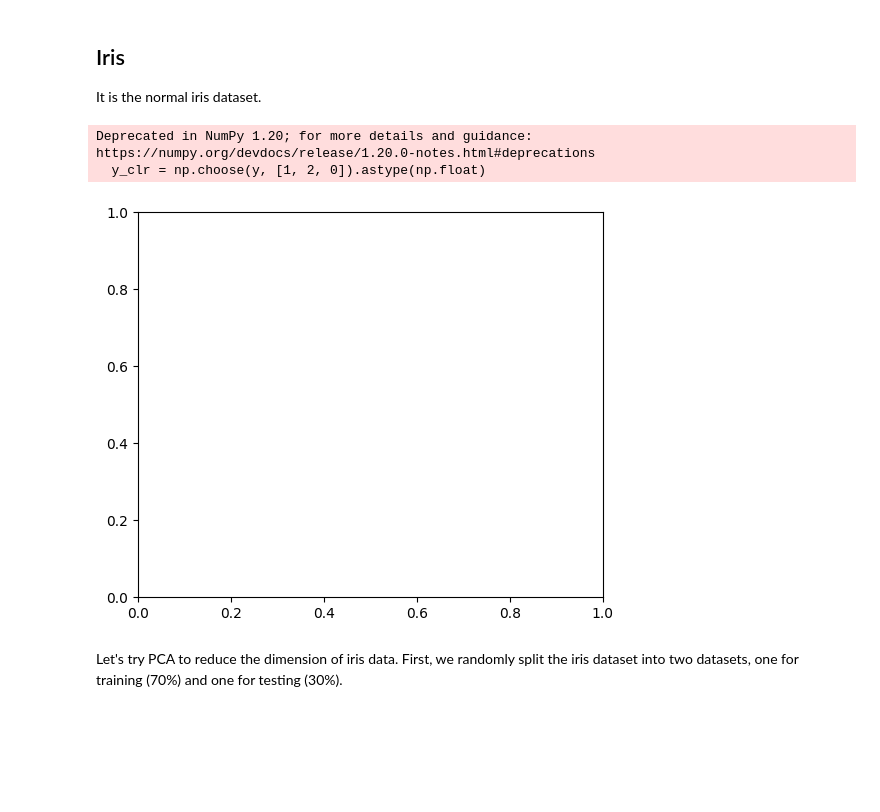
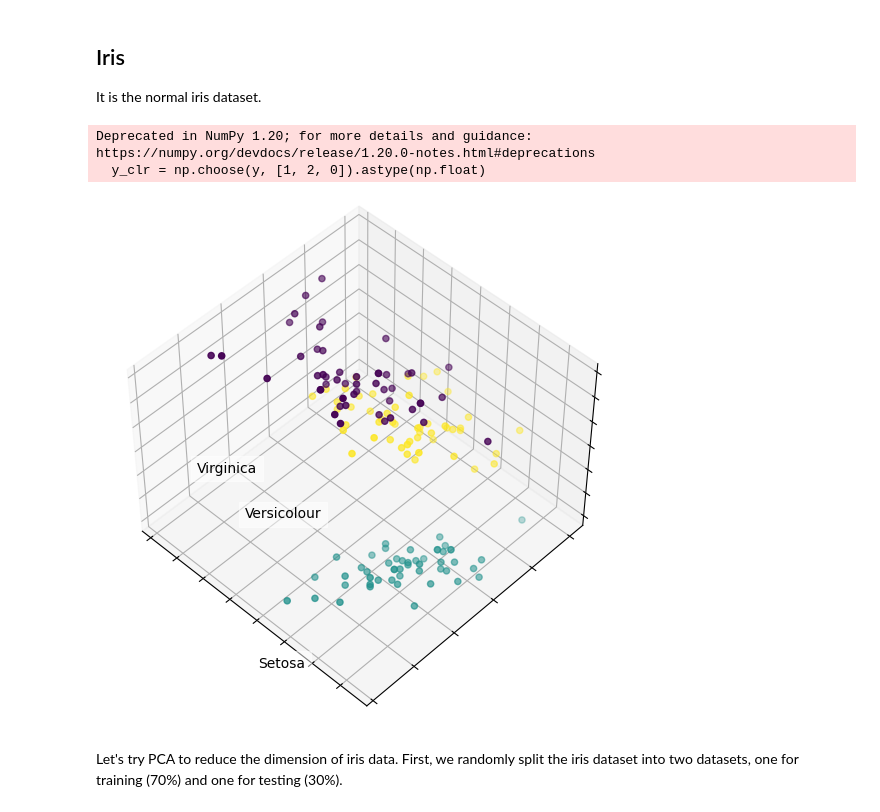
Before and after one commit to sandy273040/nccu_ds4cs, a Jupyter notebook: H-PCA.ipynb, the cells around one changed output. Drawn from its saved outputs; the diff is of its cells as text; code cells hidden in the pictures; blank space fills up the shorter version.

```diff
--- a/H-PCA.ipynb
+++ b/H-PCA.ipynb
@@ -18,35 +18,38 @@ from mpl_toolkits.mplot3d import Axes3D
 
 It is the normal iris dataset.
 # %%
+#Reference: https://scikit-learn.org/stable/auto_examples/decomposition/plot_pca_iris.html
 iris = datasets.load_iris()
 X = iris.data
 y = iris.target
 
 fig = plt.figure(1, figsize=(6, 5))
 plt.clf()
-ax = Axes3D(fig, rect=[0, 0, .95, 1], elev=48, azim=134)
+# ax = Axes3D(fig, rect=[0, 0, .95, 1], elev=48, azim=134)
+ax = fig.add_subplot(111, projection="3d", elev=48, azim=134)
+ax.set_position([0, 0, 0.95, 1])
 
 plt.cla()
 
 for name, label in [('Setosa', 0), ('Versicolour', 1), ('Virginica', 2)]:
     ax.text3D(X[y == label, 0].mean(),
               X[y == label, 1].mean() + 1.5,
               X[y == label, 2].mean(), name,
               horizontalalignment='center',
               bbox=dict(alpha=.5, edgecolor='w', facecolor='w'))
 # Change the order of labels, so that they match
 y_clr = np.choose(y, [1, 2, 0]).astype(np.float)
 ax.scatter(X[:, 0], X[:, 1], X[:, 2], c=y_clr)
 
 ax.w_xaxis.set_ticklabels([])
 ax.w_yaxis.set_ticklabels([])
 ax.w_zaxis.set_ticklabels([])
 
 plt.show()
 # %% [output]
 Deprecated in NumPy 1.20; for more details and guidance: https://numpy.org/devdocs/release/1.20.0-notes.html#deprecations
   y_clr = np.choose(y, [1, 2, 0]).astype(np.float)
-[figure, old version]
+[figure, new version]
 # %% [markdown]
 Let's try PCA to reduce the dimension of iris data. First, we randomly split the iris dataset into two datasets, one for training (70%) and one for testing (30%).
 # %%
```
Also changed, not shown: parts of 11 cells of this notebook.
